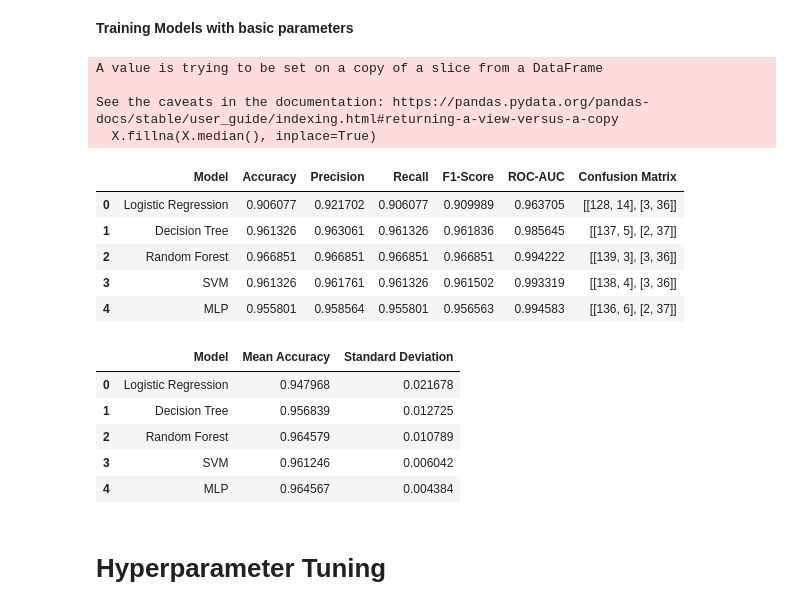
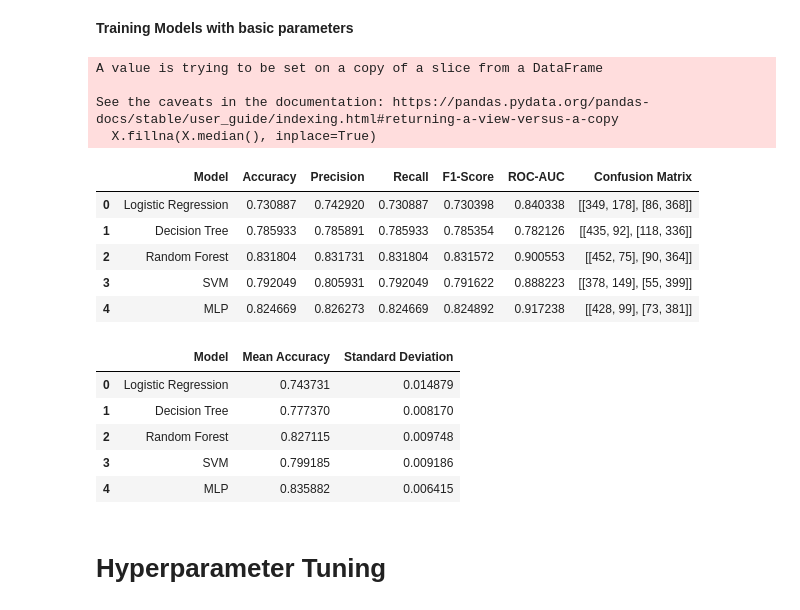
Before and after one commit to MorganChidley/Final-Year-Project, a Jupyter notebook: ml_model.ipynb, the cells around one changed output. Cells and saved outputs as stored; diff of their text form; code cells hidden in the pictures.

```diff
--- a/ml_model.ipynb
+++ b/ml_model.ipynb
@@ -215,11 +561,12 @@ from sklearn.metrics import accuracy_score, classification_report, confusion_mat
 from IPython.display import display
 
 # Load Dataset
-data = pd.read_csv("modified_dataset.csv")
+data = pd.read_csv("merged_dataset.csv")
 
 # Feature Selection
-features = ['url_length', 'subdomain_count', 'https', "-", "_", "%", "/", ".", "#",
-            "has_ip_address", "query_parameters_count"]
+features = ["url_length", "domain_length", "subdomain_count", "path_length", "path_slash_count", "https", "has_ip_address", "domain_is_ip", "query_parameters_count",
+            "digit_count", "is_shortened", "longest_digit_sequence", "digit_letter_ratio", "url_entropy",  "has_at_symbol", "has_double_slash", "has_suspicious_words", "char_-", "char__",
+            "char_%", "char_/", "char_.", "char_@"]
 X = data[features]
 y = data['ClassLabel']  # Target variable
 
@@ -271,44 +618,44 @@ for name, model in models.items():
     precision = report_dict['weighted avg']['precision']
     recall = report_dict['weighted avg']['recall']
     f1_score = report_dict['weighted avg']['f1-score']
 
     results.append({
         'Model': name,
         'Accuracy': accuracy,
         'Precision': precision,
         'Recall': recall,
         'F1-Score': f1_score,
         'ROC-AUC': roc_auc,
         'Confusion Matrix': conf_matrix,
     })
 
 # Create a Pandas DataFrame from the results
 results_df = pd.DataFrame(results)
 kfold_results_df = pd.DataFrame(kfold_results.values())
 
 # Reorder columns
 kfold_results_df = kfold_results_df[['Model', 'Mean Accuracy', 'Standard Deviation']]
 
 # Display the DataFrame
 display(results_df)
 display(kfold_results_df)
 # %% [output]
 A value is trying to be set on a copy of a slice from a DataFrame
 
 See the caveats in the documentation: https://pandas.pydata.org/pandas-docs/stable/user_guide/indexing.html#returning-a-view-versus-a-copy
   X.fillna(X.median(), inplace=True)
 |  | Model | Accuracy | Precision | Recall | F1-Score | ROC-AUC | Confusion Matrix |
-| 0 | Logistic Regression | 0.906077 | 0.921702 | 0.906077 | 0.909989 | 0.963705 | [[128, 14], [3, 36]] |
-| 1 | Decision Tree | 0.961326 | 0.963061 | 0.961326 | 0.961836 | 0.985645 | [[137, 5], [2, 37]] |
-| 2 | Random Forest | 0.966851 | 0.966851 | 0.966851 | 0.966851 | 0.994222 | [[139, 3], [3, 36]] |
-| 3 | SVM | 0.961326 | 0.961761 | 0.961326 | 0.961502 | 0.993319 | [[138, 4], [3, 36]] |
-| 4 | MLP | 0.955801 | 0.958564 | 0.955801 | 0.956563 | 0.994583 | [[136, 6], [2, 37]] |
+| 0 | Logistic Regression | 0.730887 | 0.742920 | 0.730887 | 0.730398 | 0.840338 | [[349, 178], [86, 368]] |
+| 1 | Decision Tree | 0.785933 | 0.785891 | 0.785933 | 0.785354 | 0.782126 | [[435, 92], [118, 336]] |
+| 2 | Random Forest | 0.831804 | 0.831731 | 0.831804 | 0.831572 | 0.900553 | [[452, 75], [90, 364]] |
+| 3 | SVM | 0.792049 | 0.805931 | 0.792049 | 0.791622 | 0.888223 | [[378, 149], [55, 399]] |
+| 4 | MLP | 0.824669 | 0.826273 | 0.824669 | 0.824892 | 0.917238 | [[428, 99], [73, 381]] |
 |  | Model | Mean Accuracy | Standard Deviation |
-| 0 | Logistic Regression | 0.947968 | 0.021678 |
-| 1 | Decision Tree | 0.956839 | 0.012725 |
-| 2 | Random Forest | 0.964579 | 0.010789 |
-| 3 | SVM | 0.961246 | 0.006042 |
-| 4 | MLP | 0.964567 | 0.004384 |
+| 0 | Logistic Regression | 0.743731 | 0.014879 |
+| 1 | Decision Tree | 0.777370 | 0.008170 |
+| 2 | Random Forest | 0.827115 | 0.009748 |
+| 3 | SVM | 0.799185 | 0.009186 |
+| 4 | MLP | 0.835882 | 0.006415 |
 # %% [markdown]
 # Hyperparameter Tuning
 # %% [markdown]
```
Also changed, not shown: parts of 20 cells of this notebook.
